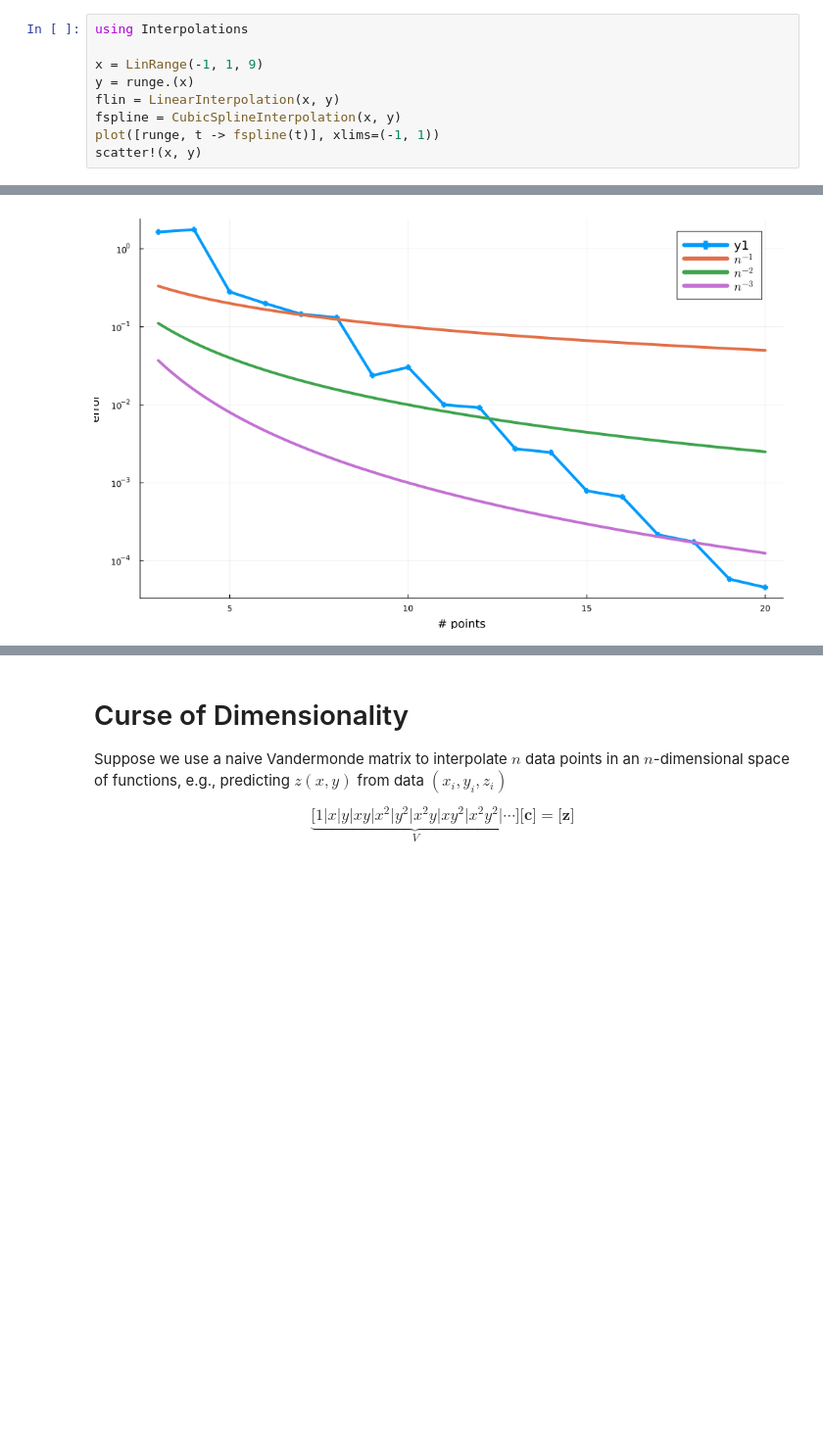
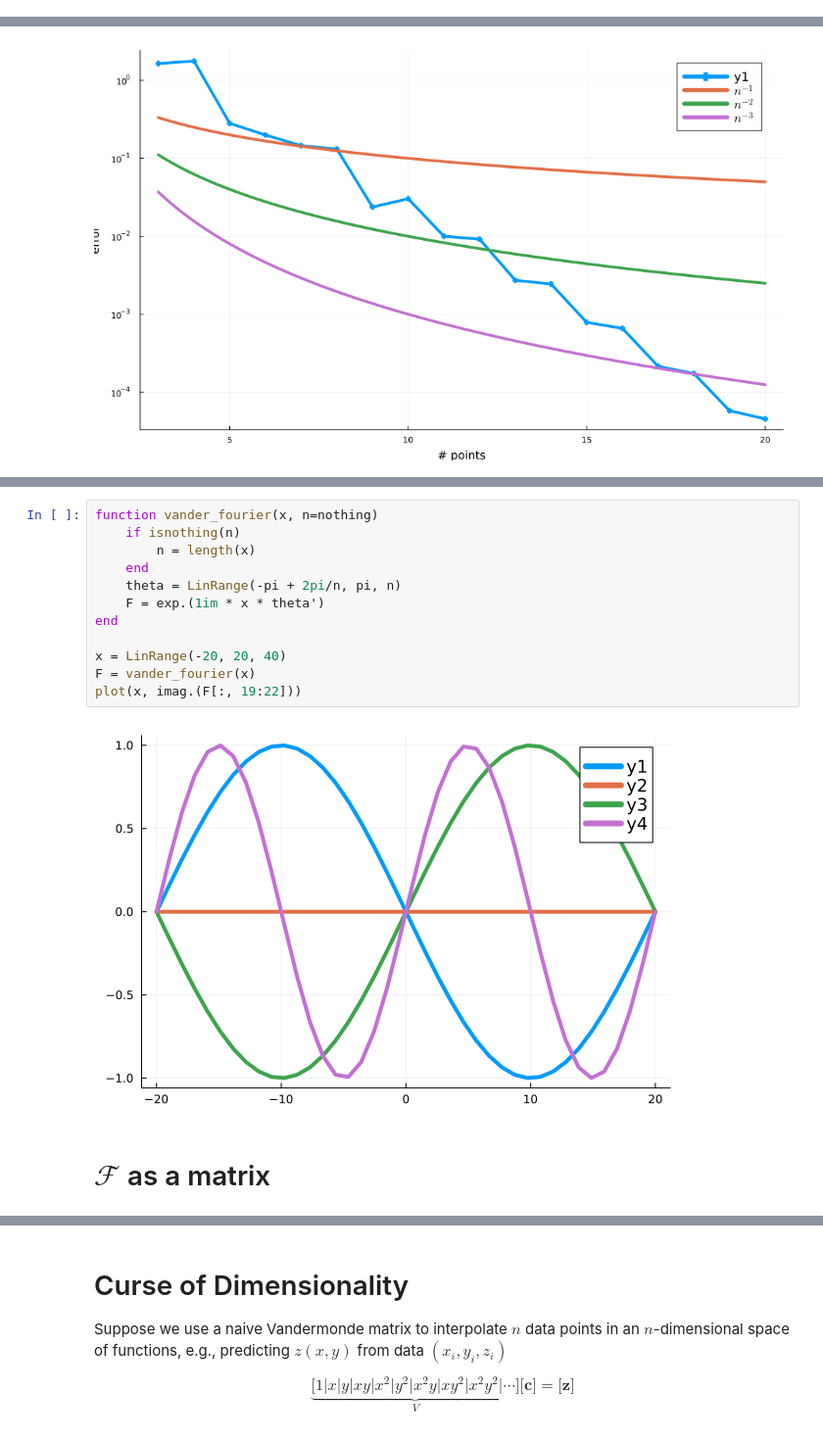
Before and after one commit to cu-numcomp/fall25-grad, a Jupyter notebook: _sources/slides/2025-10-15-higher-dimensions.ipynb, the cells around one changed output, grey strips where cells are left out. Shown at 98% size. Cells and saved outputs as stored; diff of their text form; blank space fills up the shorter version.

```diff
--- a/_sources/slides/2025-10-15-higher-dimensions.ipynb
+++ b/_sources/slides/2025-10-15-higher-dimensions.ipynb
@@ -75,9 +137,0 @@ vcond (generic function with 1 method)
-# %%
-using Interpolations
-
-x = LinRange(-1, 1, 9)
-y = runge.(x)
-flin = LinearInterpolation(x, y)
-fspline = CubicSplineInterpolation(x, y)
-plot([runge, t -> fspline(t)], xlims=(-1, 1))
-scatter!(x, y)
@@ -291,0 +291,16 @@ plot!([n -> n^-p for p in ps], label=map(p -> "\$n^{-$p}\$", ps), size=(1000, 60
+# %%
+function vander_fourier(x, n=nothing)
+    if isnothing(n)
+        n = length(x)
+    end
+    theta = LinRange(-pi + 2pi/n, pi, n)
+    F = exp.(1im * x * theta')
+end
+
+x = LinRange(-20, 20, 40)
+F = vander_fourier(x)
+plot(x, imag.(F[:, 19:22]))
+# %% [output]
+[figure, added]
+# %% [markdown]
+# $\mathcal F$ as a matrix
```
Also changed, not shown: parts of 42 cells of this notebook, 7 other files.
